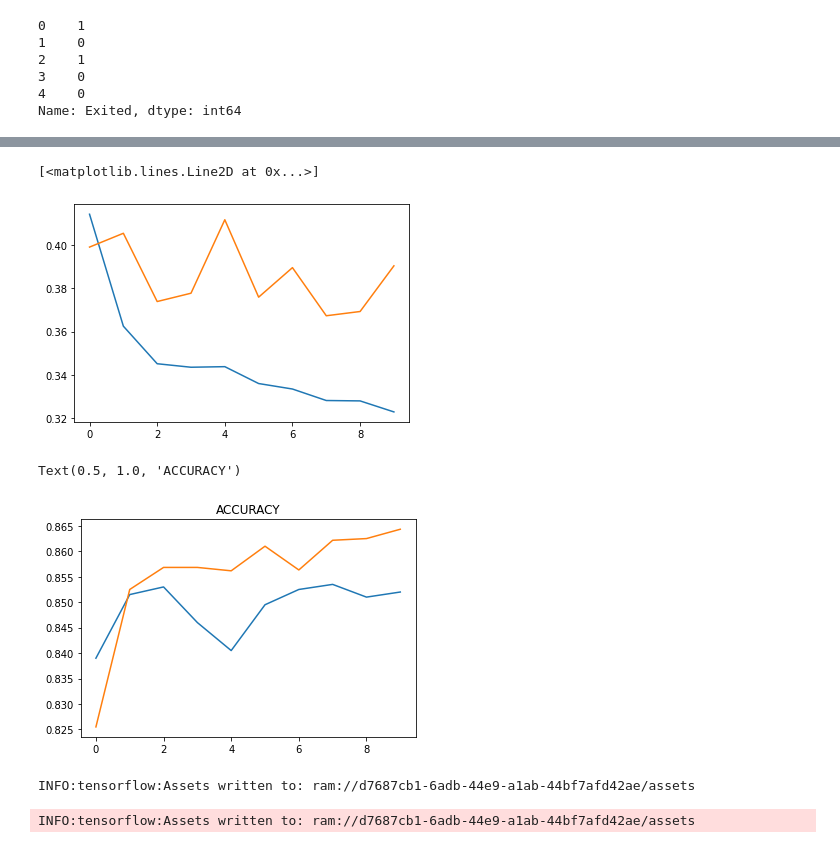
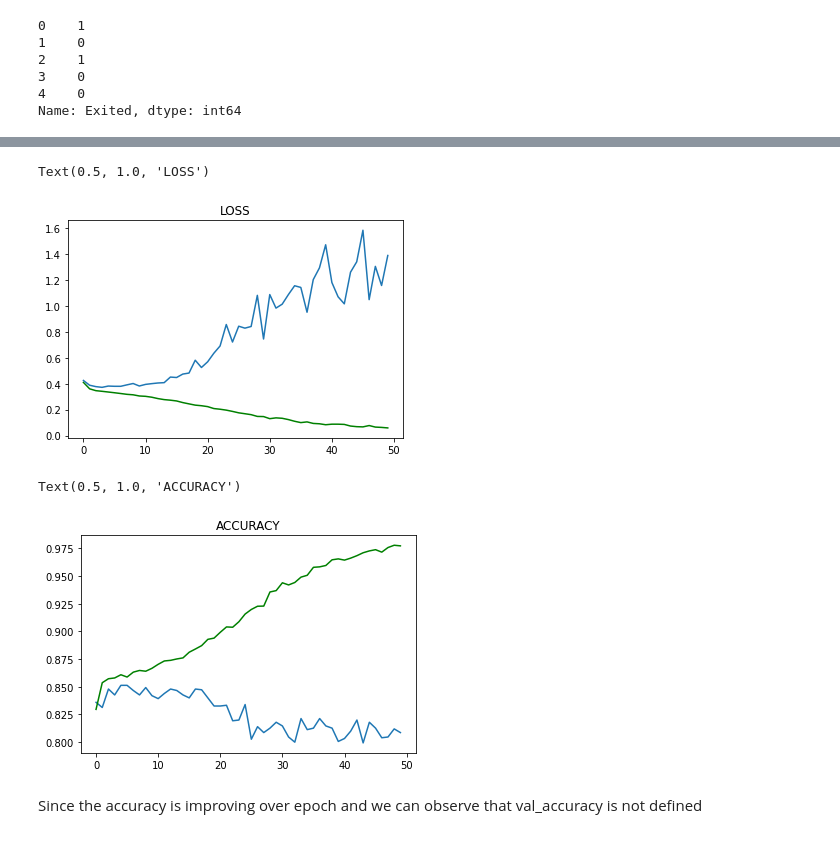
Before and after one commit to abhi-11nav/Churn-Model, a Jupyter notebook: Churn_Model.ipynb, the cells around one changed output, grey strips where cells are left out. Cells and saved outputs as stored; diff of their text form; code cells hidden in the pictures.

```diff
--- a/Churn_Model.ipynb
+++ b/Churn_Model.ipynb
@@ -289,0 +292,4 @@ Epoch 10/10
+# %%
+hyper_parameter_tuning = RandomizedSearchCV(classifier, parameters, n_iter = 8, cv=3)
+# %%
+history = hyper_parameter_tuning.fit(train_X, train_Y, epochs = 5, validation_data=(valid_X, valid_Y),callbacks = [keras.callbacks.EarlyStopping(patience=10)])
@@ -289,0 +322,4 @@ Epoch 10/10
+# %%
+final_model = history.best_estimator_
+# %%
+model_history = final_model.fit(train_X, train_Y, epochs = 50, validation_data = (test_X, test_Y))
@@ -290,24 +344,24 @@ Epoch 10/10
 # %%
 # Plotting the accuracies and losses for valdiation and training data
 
-plt.plot(history.history["loss"])
-plt.plot(history.history["val_loss"])
+plt.plot(model_history.history["loss"], color = "green")
+plt.plot(model_history.history["val_loss"])
+plt.title("LOSS")
 # %% [output]
-[<matplotlib.lines.Line2D at 0x...>]
+Text(0.5, 1.0, 'LOSS')
-[figure, old version]
+[figure, new version]
 # %%
-plt.plot(history.history["val_accuracy"])
-plt.plot(history.history["accuracy"])
+plt.plot(model_history.history["val_accuracy"])
+plt.plot(model_history.history["accuracy"], color="green")
 plt.title("ACCURACY")
 # %% [output]
 Text(0.5, 1.0, 'ACCURACY')
-[figure, old version]
+[figure, new version]
+# %% [markdown]
+Since the accuracy is improving over epoch and we can observe that val_accuracy is not defined
 # %%
 import pickle
 # %%
-file = open("model.pkl","wb")
+file_ = open("model_.pkl","wb")
 
-pickle.dump(model,file)
+pickle.dump(final_model,file_)
-# %% [output]
-INFO:tensorflow:Assets written to: ram://d7687cb1-6adb-44e9-a1ab-44bf7afd42ae/assets
-INFO:tensorflow:Assets written to: ram://d7687cb1-6adb-44e9-a1ab-44bf7afd42ae/assets
```
Also changed, not shown: parts of 15 cells of this notebook.
